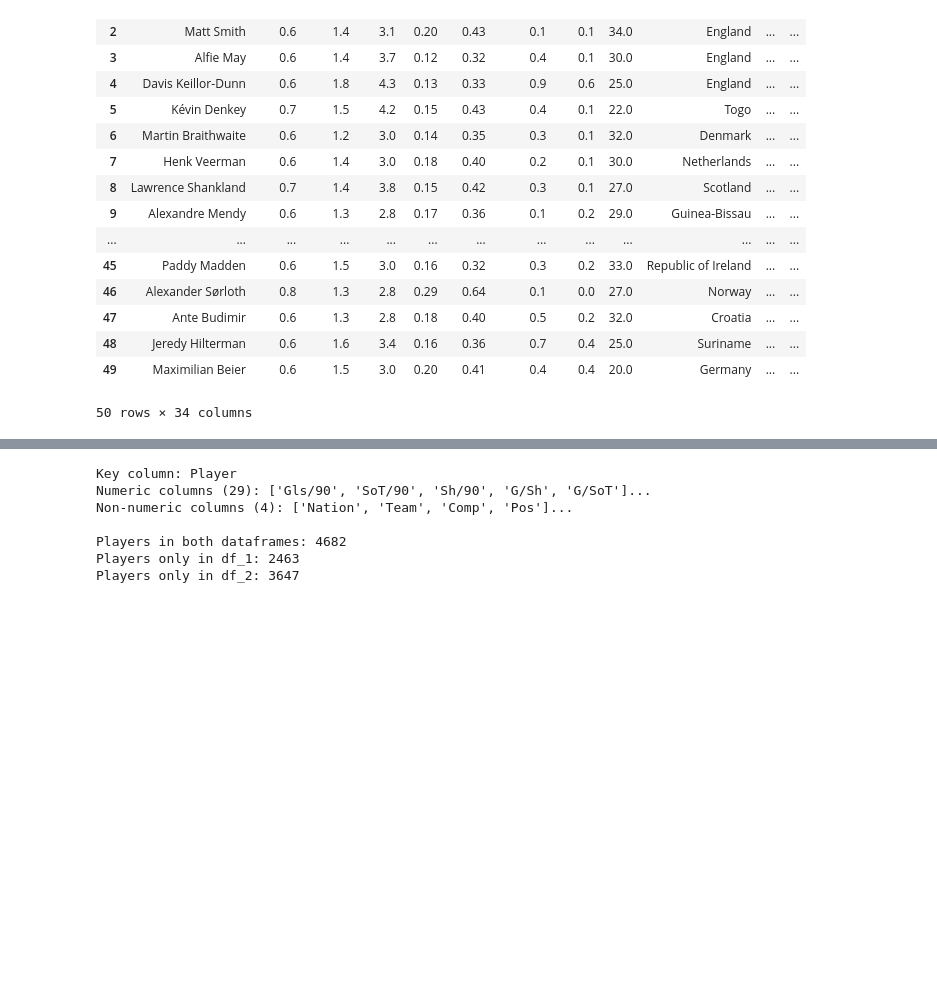
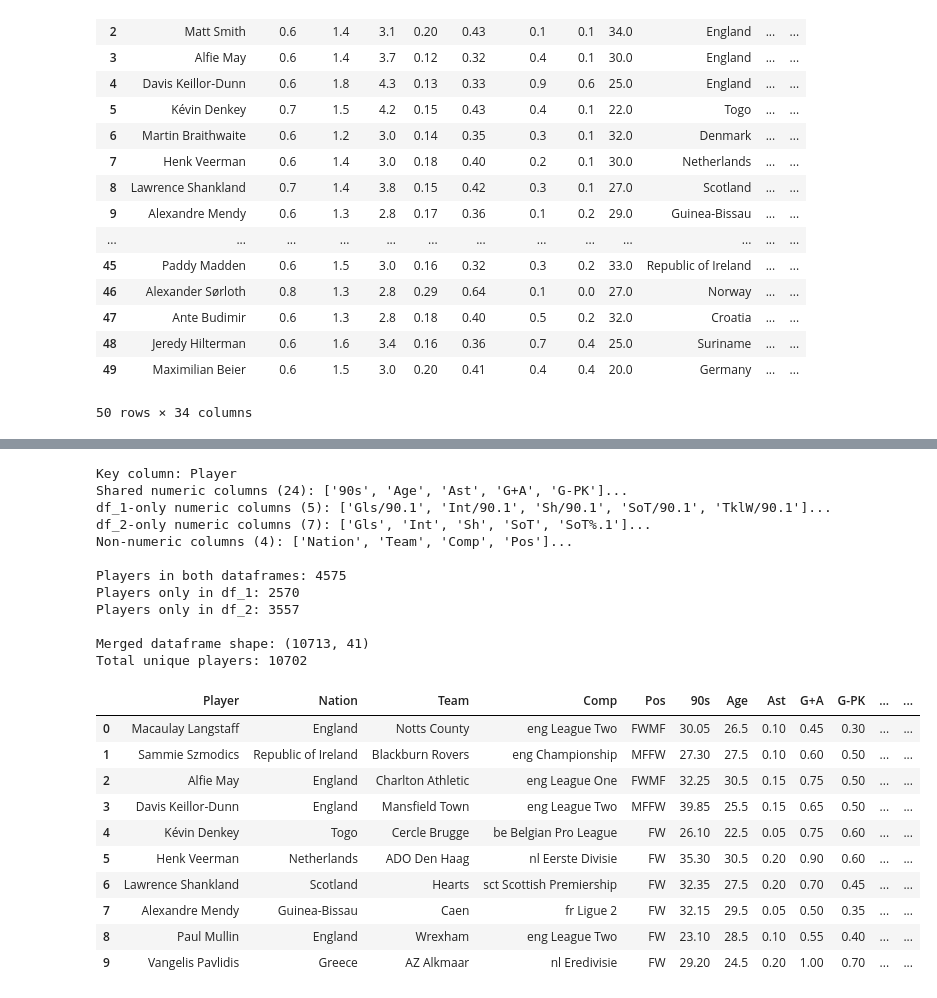
Before and after one commit to DarthJkid/Major-Project-Anglia-Ruskin, a Jupyter notebook: scripts/Fbref_cleaning.ipynb, the cells around one changed output, grey strips where cells are left out. Cells and saved outputs as stored; diff of their text form; code cells hidden in the pictures; blank space fills up the shorter version.

```diff
--- a/scripts/Fbref_cleaning.ipynb
+++ b/scripts/Fbref_cleaning.ipynb
@@ -246,11 +229,21 @@ df_2.head(50)
 # average numeric columns for names that appear in both dataframes.
 # Append lone entries from either dataframe.
 
+
 # Identify the key column (typically 'Player' or 'Name')
 key_col = 'Player' if 'Player' in df_1.columns else 'Name'
 
 # Identify numeric and non-numeric columns (excluding the key)
-numeric_cols = df_1.select_dtypes(include=[np.number]).columns.tolist()
+numeric_cols_df1 = df_1.select_dtypes(include=[np.number]).columns.tolist()
+numeric_cols_df2 = df_2.select_dtypes(include=[np.number]).columns.tolist()
+
+# Columns shared between both dataframes (safe to average)
+shared_numeric_cols = sorted(set(numeric_cols_df1).intersection(numeric_cols_df2))
+
+# Numeric columns present in only one dataframe (kept as-is)
+df1_only_numeric_cols = sorted(set(numeric_cols_df1) - set(numeric_cols_df2))
+df2_only_numeric_cols = sorted(set(numeric_cols_df2) - set(numeric_cols_df1))
+
 non_numeric_cols = df_1.select_dtypes(exclude=[np.number]).columns.tolist()
 
 # Remove the key column from non-numeric list if present
@@ -258,55 +251,82 @@ if key_col in non_numeric_cols:
     non_numeric_cols.remove(key_col)
 
 print(f"Key column: {key_col}")
-print(f"Numeric columns ({len(numeric_cols)}): {numeric_cols[:5]}...")
+print(f"Shared numeric columns ({len(shared_numeric_cols)}): {shared_numeric_cols[:5]}...")
+print(f"df_1-only numeric columns ({len(df1_only_numeric_cols)}): {df1_only_numeric_cols[:5]}...")
+print(f"df_2-only numeric columns ({len(df2_only_numeric_cols)}): {df2_only_numeric_cols[:5]}...")
 print(f"Non-numeric columns ({len(non_numeric_cols)}): {non_numeric_cols[:5]}...")
 
 # Separate players into three groups
 players_df1 = set(df_1[key_col].unique())
 players_df2 = set(df_2[key_col].unique())
 
 common_players = players_df1 & players_df2
 only_df1 = players_df1 - players_df2
 only_df2 = players_df2 - players_df1
 
 print(f"\nPlayers in both dataframes: {len(common_players)}")
 print(f"Players only in df_1: {len(only_df1)}")
 print(f"Players only in df_2: {len(only_df2)}")
 
-# For common players: average numeric columns, keep non-numeric from df_1
-common_df1 = df_1[df_1[key_col].isin(common_players)].copy()
-common_df2 = df_2[df_2[key_col].isin(common_players)].copy()
+# For common players: average shared numeric columns, keep non-numeric from df_1
+# First, remove duplicates by keeping the first occurrence of each player
+common_df1 = df_1[df_1[key_col].isin(common_players)].drop_duplicates(subset=[key_col], keep='first').copy()
+common_df2 = df_2[df_2[key_col].isin(common_players)].drop_duplicates(subset=[key_col], keep='first').copy()
 
-# Merge and average numeric columns
+# Build base from non-numeric columns in df_1
 merged_common = common_df1[[key_col] + non_numeric_cols].copy()
 
-for col in numeric_cols:
-    # Create a temporary merge to align the data
-    temp_merge = common_df1[[key_col, col]].merge(
-        common_df2[[key_col, col]],
-        on=key_col,
-        how='inner',
-        suffixes=('_1', '_2')
-    )
-    # Calculate average
-    merged_common[col] = temp_merge[[f'{col}_1', f'{col}_2']].mean(axis=1).values
+# Set index so assignments align by player
+common_df1_idx = common_df1.set_index(key_col)
+common_df2_idx = common_df2.set_index(key_col)
+merged_common = merged_common.set_index(key_col)
+
+# Average shared numeric columns
+for col in shared_numeric_cols:
+    merged_common[col] = (common_df1_idx[col] + common_df2_idx[col]) / 2
+
+# Keep season-specific numeric columns that only exist in one dataframe
+for col in df1_only_numeric_cols:
+    merged_common[col] = common_df1_idx[col]
+
+for col in df2_only_numeric_cols:
+    merged_common[col] = common_df2_idx[col]
+
+# Restore key column as regular column
+merged_common = merged_common.reset_index()
 
 # Get lone entries from df_1 and df_2
 lone_df1 = df_1[df_1[key_col].isin(only_df1)].copy()
 lone_df2 = df_2[df_2[key_col].isin(only_df2)].copy()
 
 # Combine all three groups
-df_merged = pd.concat([merged_common, lone_df1, lone_df2], ignore_index=True)
+df_merged = pd.concat([merged_common, lone_df1, lone_df2], ignore_index=True, sort=False)
 
 print(f"\nMerged dataframe shape: {df_merged.shape}")
 print(f"Total unique players: {df_merged[key_col].nunique()}")
 
 df_merged.head(10)
 # %% [output]
 Key column: Player
-Numeric columns (29): ['Gls/90', 'SoT/90', 'Sh/90', 'G/Sh', 'G/SoT']...
+Shared numeric columns (24): ['90s', 'Age', 'Ast', 'G+A', 'G-PK']...
+df_1-only numeric columns (5): ['Gls/90.1', 'Int/90.1', 'Sh/90.1', 'SoT/90.1', 'TklW/90.1']...
+df_2-only numeric columns (7): ['Gls', 'Int', 'Sh', 'SoT', 'SoT%.1']...
 Non-numeric columns (4): ['Nation', 'Team', 'Comp', 'Pos']...
 
-Players in both dataframes: 4682
-Players only in df_1: 2463
-Players only in df_2: 3647
+Players in both dataframes: 4575
+Players only in df_1: 2570
+Players only in df_2: 3557
+
+Merged dataframe shape: (10713, 41)
+Total unique players: 10702
+|  | Player | Nation | Team | Comp | Pos | 90s | Age | Ast | G+A | G-PK | ... | ... |
+| 0 | Macaulay Langstaff | England | Notts County | eng League Two | FWMF | 30.05 | 26.5 | 0.10 | 0.45 | 0.30 | ... | ... |
+| 1 | Sammie Szmodics | Republic of Ireland | Blackburn Rovers | eng Championship | MFFW | 27.30 | 27.5 | 0.10 | 0.60 | 0.50 | ... | ... |
+| 2 | Alfie May | England | Charlton Athletic | eng League One | FWMF | 32.25 | 30.5 | 0.15 | 0.75 | 0.50 | ... | ... |
+| 3 | Davis Keillor-Dunn | England | Mansfield Town | eng League Two | MFFW | 39.85 | 25.5 | 0.15 | 0.65 | 0.50 | ... | ... |
+| 4 | Kévin Denkey | Togo | Cercle Brugge | be Belgian Pro League | FW | 26.10 | 22.5 | 0.05 | 0.75 | 0.60 | ... | ... |
+| 5 | Henk Veerman | Netherlands | ADO Den Haag | nl Eerste Divisie | FW | 35.30 | 30.5 | 0.20 | 0.90 | 0.60 | ... | ... |
+| 6 | Lawrence Shankland | Scotland | Hearts | sct Scottish Premiership | FW | 32.35 | 27.5 | 0.20 | 0.70 | 0.45 | ... | ... |
+| 7 | Alexandre Mendy | Guinea-Bissau | Caen | fr Ligue 2 | FW | 32.15 | 29.5 | 0.05 | 0.50 | 0.35 | ... | ... |
+| 8 | Paul Mullin | England | Wrexham | eng League Two | FW | 23.10 | 28.5 | 0.10 | 0.55 | 0.40 | ... | ... |
+| 9 | Vangelis Pavlidis | Greece | AZ Alkmaar | nl Eredivisie | FW | 29.20 | 24.5 | 0.20 | 1.00 | 0.70 | ... | ... |
```
Also changed, not shown: parts of 9 cells of this notebook, 6 other files.
